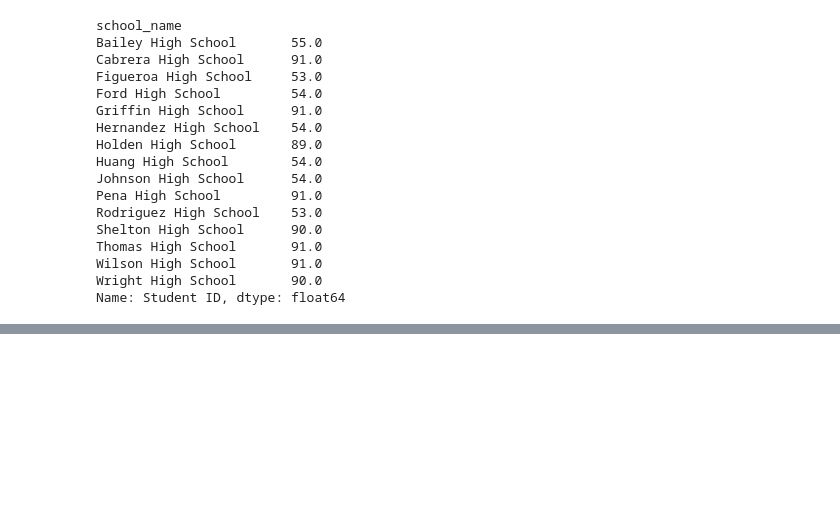
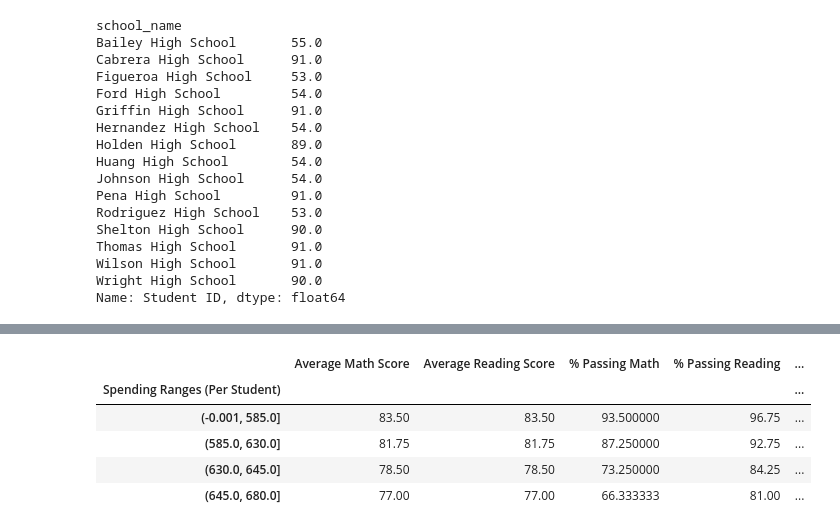
Before and after one commit to mndosi/Pandas_Challenge, a Jupyter notebook: PyCitySchools.ipynb, the cells around one changed output, grey strips where cells are left out. Saved outputs shown, nothing was run; the diff lists cells and outputs as text; code cells hidden in the pictures; blank space fills up the shorter version.

```diff
--- a/PyCitySchools.ipynb
+++ b/PyCitySchools.ipynb
@@ -494,4 +494,8 @@ spending_bins = [0, 585, 630, 645, 680]
 labels = ["<$585", "$585-630", "$630-645", "$645-680"]
 
 
-pd.cut(schl_summ_df["Budget per Student"], bins, labels, includelowest = True)
+schl_summ_df["Spending Ranges (Per Student)"] = pd.cut(schl_summ_df["Budget per Student"], spending_bins, labels, include_lowest = True)
+
+
+schl_spending_df = schl_summ_df["Spending Ranges (Per Student)"]
+schl_summ_df
@@ -497,0 +520,31 @@ pd.cut(schl_summ_df["Budget per Student"], bins, labels, includelowest = True)
+# %%
+spending_math_scores = schl_summ_df.groupby(["Spending Ranges (Per Student)"]).mean()["Avg Math Score"]
+spending_reading_scores = schl_summ_df.groupby(["Spending Ranges (Per Student)"]).mean()["Avg Reading Score"]
+spending_passing_math = schl_summ_df.groupby(["Spending Ranges (Per Student)"]).mean()["Percentage Students Passing Math"]
+spending_passing_reading = schl_summ_df.groupby(["Spending Ranges (Per Student)"]).mean()["Percentage Students Passing Reading"]
+overall_passing_spending = schl_summ_df.groupby(["Spending Ranges (Per Student)"]).mean()["Percentage Students Passing Reading and Math"]
+# %%
+#Average math score
+
+# Average reading score
+
+# % passing math (the percentage of students who passed math)
+
+# % passing reading (the percentage of students who passed reading)
+
+# % overall passing (the percentage of students who passed math AND reading)
+
+spending_summary_data = {"Average Math Score": spending_math_scores, "Average Reading Score": spending_reading_scores,
+                         "% Passing Math": spending_passing_math, "% Passing Reading": spending_passing_reading,
+                         "% Passing Overall": overall_passing_spending}
+
+spending_summary_df = pd.DataFrame(spending_summary_data)
+
+spending_summary_df
+# %% [output]
+|  | Average Math Score | Average Reading Score | % Passing Math | % Passing Reading | ... |
+| Spending Ranges (Per Student) |  |  |  |  | ... |
+| (-0.001, 585.0] | 83.50 | 83.50 | 93.500000 | 96.75 | ... |
+| (585.0, 630.0] | 81.75 | 81.75 | 87.250000 | 92.75 | ... |
+| (630.0, 645.0] | 78.50 | 78.50 | 73.250000 | 84.25 | ... |
+| (645.0, 680.0] | 77.00 | 77.00 | 66.333333 | 81.00 | ... |
```
Also changed, not shown: parts of 6 cells of this notebook.
